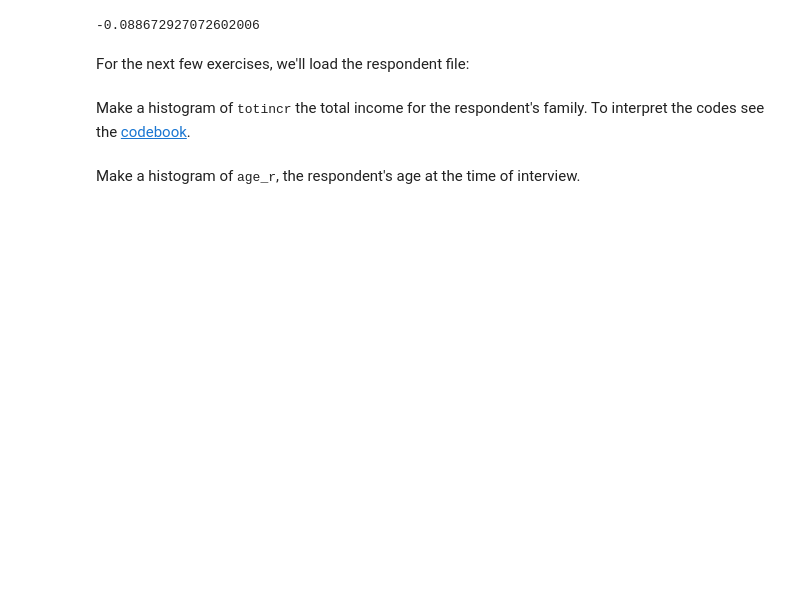
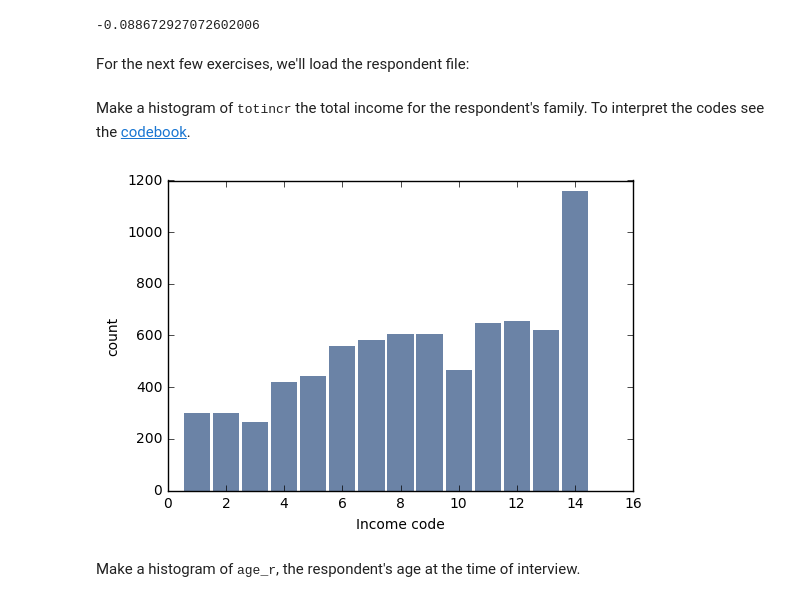
Before and after one commit to randyn92/ThinkStats2, a Jupyter notebook: code/chap02ex.ipynb, the cells around one changed output. Drawn from its saved outputs; the diff is of its cells as text; code cells hidden in the pictures; blank space fills up the shorter version.

```diff
--- a/code/chap02ex.ipynb
+++ b/code/chap02ex.ipynb
@@ -244,2 +246,7 @@ Make a histogram of <tt>totincr</tt> the total income for the respondent's famil
+# %%
+thinkplot.Hist(thinkstats2.Hist(resp.totincr))
+thinkplot.Config(xlabel='Income code', ylabel='count')
+# %% [output]
+[figure, added]
 # %% [markdown]
 Make a histogram of <tt>age_r</tt>, the respondent's age at the time of interview.
```
Also changed, not shown: parts of 22 cells of this notebook, 1 other file.
